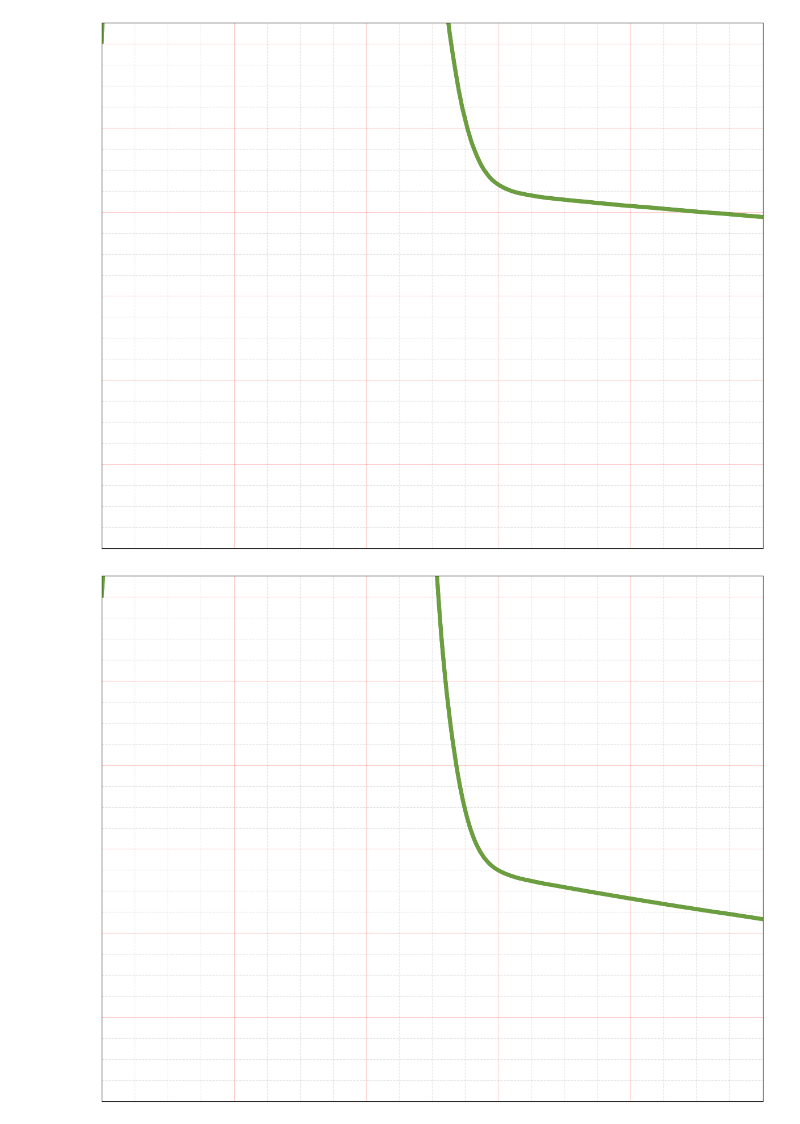
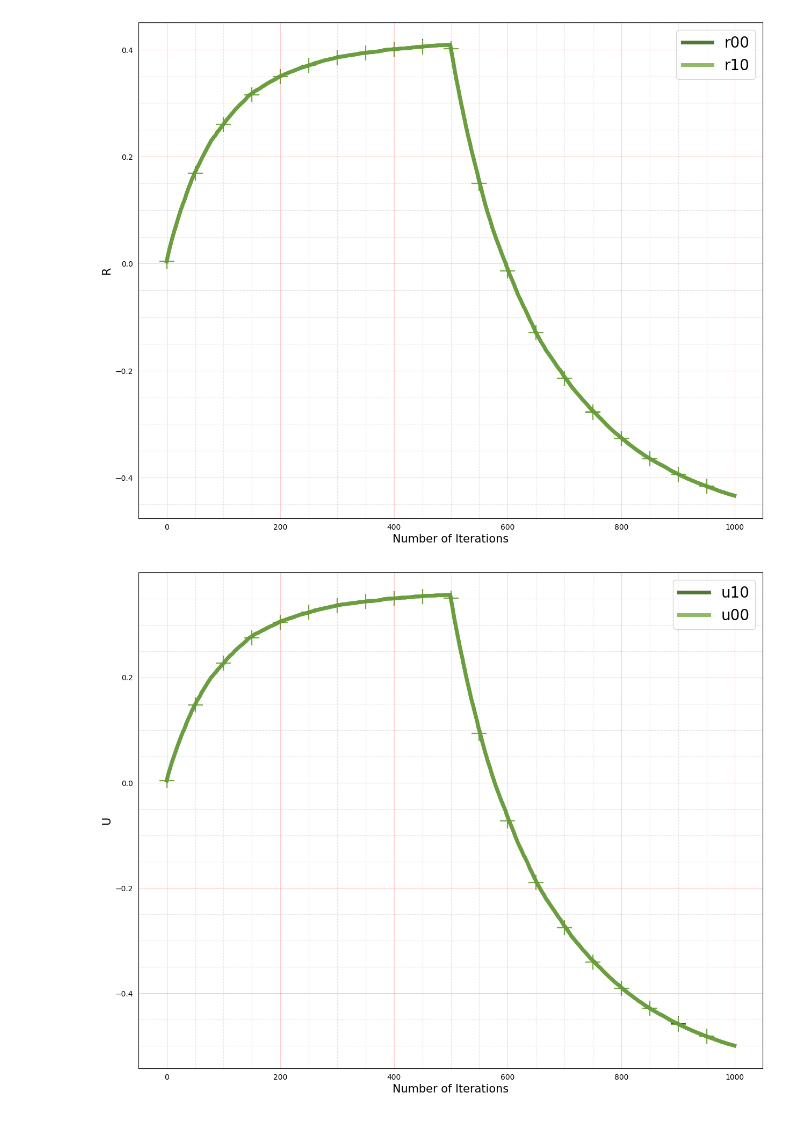
Before and after one commit to Lisa-ach/student_teacher_catastrophic, a Jupyter notebook: notes/Experiment1/Figure2.ipynb, the cells around one changed output. Cells and saved outputs as stored; diff of their text form; code cells hidden in the pictures.

```diff
--- a/notes/Experiment1/Figure2.ipynb
+++ b/notes/Experiment1/Figure2.ipynb
@@ -5,11 +5,13 @@ import numpy as np
 import matplotlib.pyplot as plt
 # %%
 # path = "/Users/sebastianlee/Dropbox/Documents/Research/Projects/catastrophic/run/results/fig_2_data/"
-path = "../../cata/run/results/test_ok/single/"
+path = "../../cata/run/results/exp1_ode_100000/single/"
 # %%
 # ode_df = pd.read_csv(os.path.join(path, "ode_log.csv"))
 # network_df = pd.read_csv(os.path.join(path, "network_log.csv"))
 network_df = pd.read_csv(os.path.join(path, "data_logger_network.csv"))
+ode_df = pd.read_csv(os.path.join(path, "data_logger_ode.csv"))
 network_df # Nan maybe because we are computing the error at certain time steps
+ode_df
 # %% [output]
 |  | teacher_index | generalisation_error_0 | generalisation_error_1 | log_generalisation_error_0 | log_generalisation_error_1 | ... |
@@ -28,4 +30,6 @@ network_df # Nan maybe because we are computing the error at certain time steps
 # %%
 network_df = network_df.dropna()
-network_df
+ode_df = ode_df.dropna()
+print(network_df.shape)
+print(ode_df.shape)
 # %% [output]
@@ -135,21 +128,21 @@ fig.savefig("ode_verification_q_crosses.pdf", dpi=100, bbox_inches='tight', pad_
 # %%
-f = 200
+f = 50
 
-fig = plt.figure(figsize=(15,12))
+fig3 = plt.figure(figsize=(15,12))
 network_error_r_00 = np.array(network_df["student_teacher_0_overlap_0_0"])
 network_error_r_10 = np.array(network_df["student_teacher_0_overlap_1_0"])
 
-# ode_error_r_00 = np.array(ode_df["student_teacher_0_overlap_0_0"])
-# ode_error_r_10 = np.array(ode_df["student_teacher_0_overlap_1_0"])
+ode_error_r_00 = np.array(ode_df["student_teacher_0_overlap_0_0"])
+ode_error_r_10 = np.array(ode_df["student_teacher_0_overlap_1_0"])
 
-plt.plot(range(len(network_error_r_00)), network_error_r_00, alpha=0.8, linewidth=5, color="#245501")
-plt.plot(range(len(network_error_r_10)), network_error_r_10, alpha=0.8, linewidth=5, color="#73a942")
+plt.plot(range(len(network_error_r_00)), network_error_r_00, alpha=0.8, linewidth=5, color="#245501", label="r00")
+plt.plot(range(len(network_error_r_10)), network_error_r_10, alpha=0.8, linewidth=5, color="#73a942", label="r10")
 
-# plt.scatter(range(len(ode_error_r_00))[::f], ode_error_r_00[::f], color="#245501", marker="+", s=400)
-# plt.scatter(range(len(ode_error_r_10))[::f], ode_error_r_10[::f], color="#73a942", marker="+", s=400)
+plt.scatter(range(len(ode_error_r_00))[::f], ode_error_r_00[::f], color="#245501", marker="+", s=400)
+plt.scatter(range(len(ode_error_r_10))[::f], ode_error_r_10[::f], color="#73a942", marker="+", s=400)
 
-plt.xlim(0, 10000)
-plt.ylim(-1.2, 0.05)
+# plt.xlim(0, 10000)
+# plt.ylim(-1.2, 0.05)
 plt.minorticks_on()
 # plt.grid(b=True, which='major', color='r', linestyle='-', alpha=0.2)
 # plt.grid(b=True, which='minor', color='gray', linestyle='--', alpha=0.2)
@@ -162,48 +155,60 @@ plt.tick_params(
             which='both',      # both major and minor ticks are affected
             bottom=False,      # ticks along the bottom edge are off
             top=False,         # ticks along the top edge are off
-            labelbottom=False, # labels along the bottom edge are off
+            labelbottom=True, # labels along the bottom edge are off
             left=False,
-            labelleft=False
+            labelleft=True
         )
-fig.show()
-fig.savefig("ode_verification_r_crosses.pdf", dpi=100, bbox_inches='tight', pad_inches=0)
+
+plt.xlabel("Number of Iterations", fontsize=15)
+plt.ylabel("R", fontsize=15)
+
+plt.legend(loc="best", fontsize=20, frameon=True)
+
+fig3.show()
+fig3.savefig("ode_verification_r_crosses.pdf", dpi=100, bbox_inches='tight', pad_inches=0)
 # %% [output]
-[figure, old version]
+[figure, new version]
 # %%
-f = 200
+f = 50
 
-fig = plt.figure(figsize=(15,12))
+fig4 = plt.figure(figsize=(15,12))
 network_error_u_00 = np.array(network_df["student_teacher_1_overlap_0_0"])
 network_error_u_10 = np.array(network_df["student_teacher_1_overlap_1_0"])
 
-# ode_error_u_00 = np.array(ode_df["student_teacher_1_overlap_0_0"])
-# ode_error_u_10 = np.array(ode_df["student_teacher_1_overlap_1_0"])
+ode_error_u_00 = np.array(ode_df["student_teacher_1_overlap_0_0"])
+ode_error_u_10 = np.array(ode_df["student_teacher_1_overlap_1_0"])
 
-plt.plot(range(len(network_error_u_00)), network_error_u_00, alpha=0.8, linewidth=5, color="#245501")
-plt.plot(range(len(network_error_u_10)), network_error_u_10, alpha=0.8, linewidth=5, color="#73a942")
+plt.plot(range(len(network_error_u_00)), network_error_u_00, alpha=0.8, linewidth=5, color="#245501", label="u10")
+plt.plot(range(len(network_error_u_10)), network_error_u_10, alpha=0.8, linewidth=5, color="#73a942", label="u00")
 
-# plt.scatter(range(len(ode_error_u_00))[::f], ode_error_u_00[::f], color="#245501", marker="+", s=400)
-# plt.scatter(range(len(ode_error_u_10))[::f], ode_error_u_10[::f], color="#73a942", marker="+", s=400)
+plt.scatter(range(len(ode_error_u_00))[::f], ode_error_u_00[::f], color="#245501", marker="+", s=400)
+plt.scatter(range(len(ode_error_u_10))[::f], ode_error_u_10[::f], color="#73a942", marker="+", s=400)
 
-plt.xlim(0, 10000)
-plt.ylim(-1.2, 0.05)
+# plt.xlim(0, 10000)
+# plt.ylim(-1.2, 0.05)
 plt.minorticks_on()
 # plt.grid(b=True, which='major', color='r', linestyle='-', alpha=0.2)
 # plt.grid(b=True, which='minor', color='gray', linestyle='--', alpha=0.2
 plt.grid(True, which='major', color='r', linestyle='-', alpha=0.2)
 plt.grid(True, which='minor', color='gray', linestyle='--', alpha=0.2)
 plt.tick_params(
             axis='both',         # changes apply to the x-axis
             which='both',      # both major and minor ticks are affected
             bottom=False,      # ticks along the bottom edge are off
             top=False,         # ticks along the top edge are off
-            labelbottom=False, # labels along the bottom edge are off
+            labelbottom=True, # labels along the bottom edge are off
             left=False,
-            labelleft=False
+            labelleft=True
         )
-fig.show()
-fig.savefig("ode_verification_u_crosses.pdf", dpi=100, bbox_inches='tight', pad_inches=0)
+
+plt.xlabel("Number of Iterations", fontsize=15)
+plt.ylabel("U", fontsize=15)
+
+plt.legend(loc="best", fontsize=20, frameon=True)
+
+fig4.show()
+fig4.savefig("ode_verification_u_crosses.pdf", dpi=100, bbox_inches='tight', pad_inches=0)
 # %% [output]
-[figure, old version]
+[figure, new version]
 # %%
```
Also changed, not shown: parts of 9 cells of this notebook.
